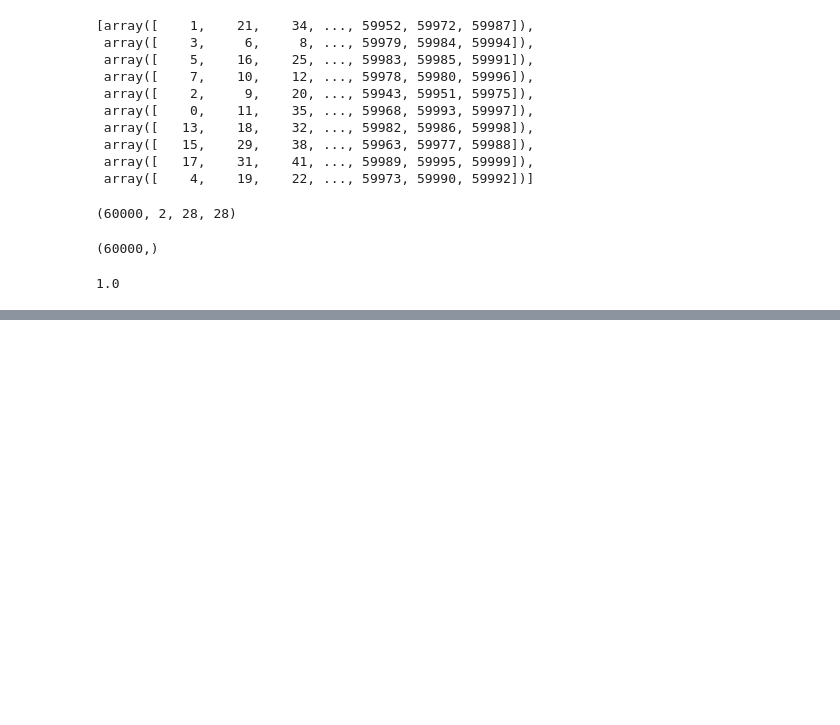
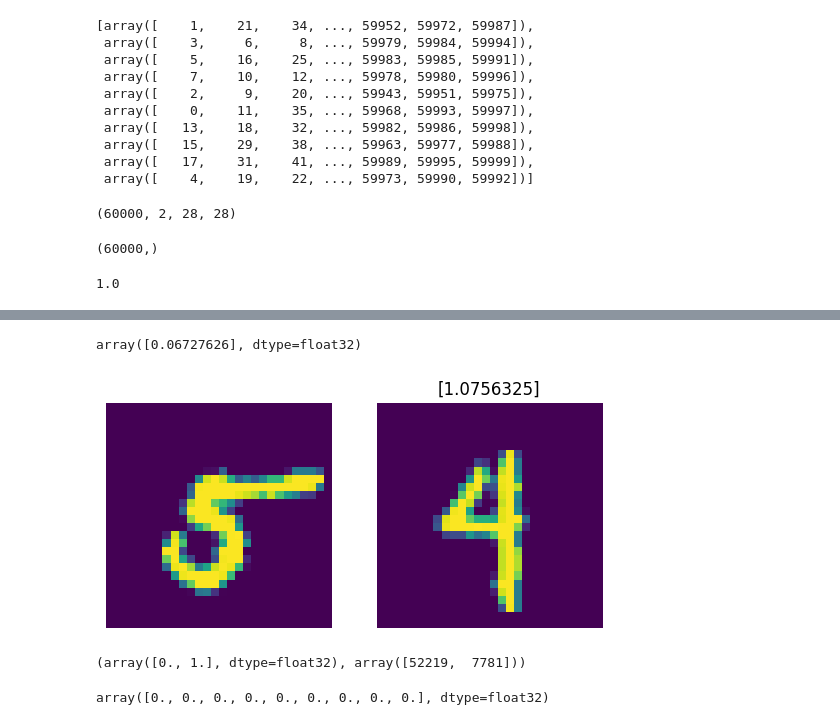
Before and after one commit to brainmentorspvtltd/IGDTU_ImageProcessingTF, a Jupyter notebook: IG_Siamese.ipynb, the cells around one changed output, grey strips where cells are left out. Drawn from its saved outputs; the diff is of its cells as text; code cells hidden in the pictures; blank space fills up the shorter version.

```diff
--- a/IG_Siamese.ipynb
+++ b/IG_Siamese.ipynb
@@ -114,0 +201,2 @@ showPair(train_pairs, train_labels, 1343)
+# %%
+y_pred_test = model.predict([test_pairs[:,0], test_pairs[:,1]])
@@ -114,0 +205,26 @@ showPair(train_pairs, train_labels, 1343)
+# %%
+y_pred_test[0]
+# %% [output]
+array([0.06727626], dtype=float32)
+# %%
+def visualize_results(left, right, pred):
+  subplot = plt.subplot(1,2,1)
+  plt.imshow(left)
+  subplot.axis("off")
+  subplot = plt.subplot(1,2,2)
+  subplot.axis("off")
+  plt.title(pred)
+  plt.imshow(right)
+  plt.show()
+# %%
+visualize_results(test_pairs[:, 0][-2], test_pairs[:, 1][-2], y_pred_test[-2])
+# %% [output]
+[figure, added]
+# %%
+np.unique(train_labels, return_counts=True)
+# %% [output]
+(array([0., 1.], dtype=float32), array([52219,  7781]))
+# %%
+test_labels[-1:-10:-1]
+# %% [output]
+array([0., 0., 0., 0., 0., 0., 0., 0., 0.], dtype=float32)
```
Also changed, not shown: parts of 12 cells of this notebook.
